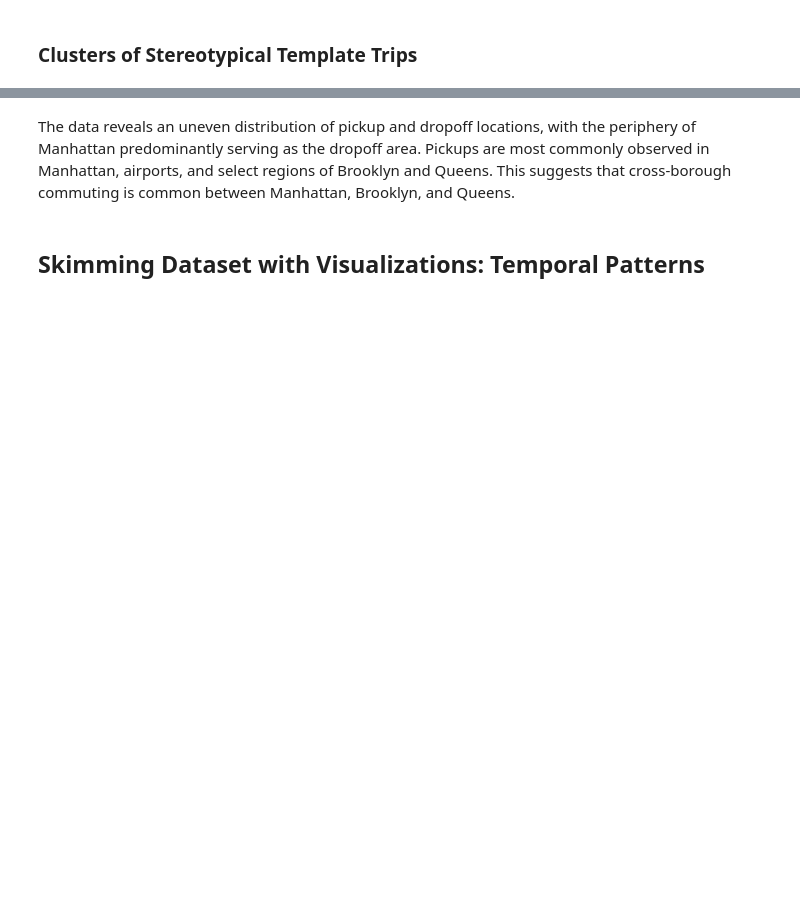
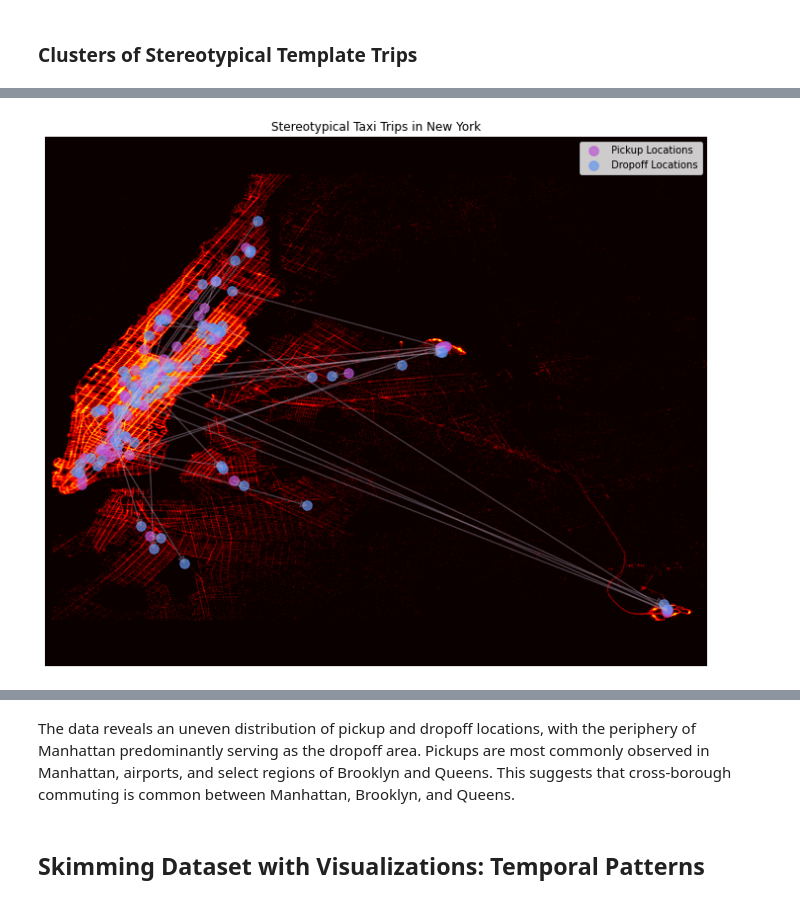
Before and after one commit to Qi-YOU/CEGE0042-STDM, a Jupyter notebook: eda.ipynb, the cells around one changed output, grey strips where cells are left out. Cells and saved outputs as stored; diff of their text form; code cells hidden in the pictures; blank space fills up the shorter version.

```diff
--- a/eda.ipynb
+++ b/eda.ipynb
@@ -604,10 +524,10 @@ gc.collect()
 %%time
 
 # Number of clusters
-num_clusters = 80
+num_clusters = 84
 
 # Apply MiniBatchKMeans clustering
-trip_kmeans_model = MiniBatchKMeans(n_clusters=num_clusters, batch_size=120000, n_init=100, random_state=42)
+trip_kmeans_model = MiniBatchKMeans(n_clusters=num_clusters, batch_size=131072, n_init=128, random_state=42)
 cluster_inds = trip_kmeans_model.fit_predict(trip_attributes)
 
 # Count the frequency of each cluster
@@ -647,7 +577,7 @@ lat_range = (lat_min, lat_max)
 lon_range = (lon_min, lon_max)
 
 # Get cluster centers (template trips)
-top_clusters = np.argsort(cluster_total_counts)[-90:]  # Get indices of top 50 clusters
+top_clusters = np.argsort(cluster_total_counts)[-72:]
 template_trips = trip_kmeans_model.cluster_centers_ * std_trip_attr + mean_trip_attr
 
 # Extract source and destination coordinates
@@ -657,31 +587,33 @@ dst_coords = template_trips[top_clusters, 2:4]  # Dropoff latitude, longitude
 # Convert to image coordinates
 src_im_coords = convert_to_image_coords(src_coords[:, 0], src_coords[:, 1], lat_range, lon_range, img_sz)
 dst_im_coords = convert_to_image_coords(dst_coords[:, 0], dst_coords[:, 1], lat_range, lon_range, img_sz)
 
 # Plot template trips
 plt.figure(figsize=(12, 12))
 plt.imshow(np.log(location_density_image + 1), cmap="hot")
 plt.scatter(src_im_coords[1], src_im_coords[0], c="mediumorchid", s=90, alpha=0.7, label="Pickup Locations")
 plt.scatter(dst_im_coords[1], dst_im_coords[0], c="cornflowerblue", s=90, alpha=0.7, label="Dropoff Locations")
 
 # Draw arrows for trips
 for i in range(len(src_im_coords[0])):
     plt.arrow(src_im_coords[1][i], src_im_coords[0][i],
               dst_im_coords[1][i] - src_im_coords[1][i],
               dst_im_coords[0][i] - src_im_coords[0][i],
               edgecolor="thistle", facecolor="thistle", width=0.8, alpha=0.2,
               head_width=10.0, head_length=10.0, length_includes_head=True)
 
 # Add labels and legend
-plt.title("Top Common Stereotypical Taxi Trips in New York")
+plt.title("Stereotypical Taxi Trips in New York")
 plt.xlabel("Longitude")
 plt.ylabel("Latitude")
 plt.legend()
 plt.grid(False)
 plt.axis("off")
 
 # Save the plot as a PNG file with 300 dpi
 plt.savefig("images/top_common_stereotypical_trips_new_york.png", dpi=300, bbox_inches="tight")
 
 # Show plot
 plt.show()
+# %% [output]
+[figure, added]
```
Also changed, not shown: parts of 30 cells of this notebook.
